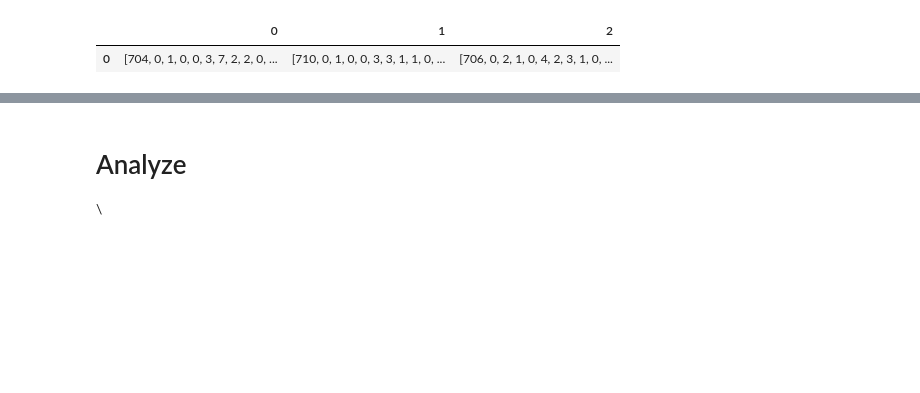
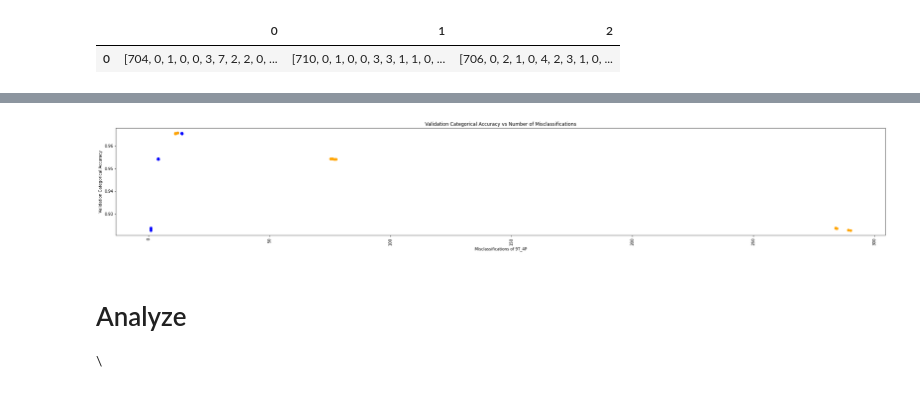
Before and after one commit to RachelRamirez/misclassification_matrix, a Jupyter notebook: Load_and_Analyze_Results_of_pkl_files.ipynb, the cells around one changed output, grey strips where cells are left out. Drawn from its saved outputs; the diff is of its cells as text; code cells hidden in the pictures; blank space fills up the shorter version.

```diff
--- a/Load_and_Analyze_Results_of_pkl_files.ipynb
+++ b/Load_and_Analyze_Results_of_pkl_files.ipynb
@@ -231,3 +296,47 @@ files.download('data.csv')
+# %%
+# data_to_save.groupby('lambdacombo')['9T_4P_last_value','val_categorical_accuracy_last_value'].describe()
+data_combo_summary = data_to_save.groupby('lambdacombo')['9T_4P_last_value','val_categorical_accuracy_last_value', '4T_9P_last_value'].mean()
+
+
+data_combo_summary.sort_values('9T_4P_last_value', inplace=True)
+
+# # x axis values
+# x = data_combo_summary.index
+# corresponding y axis values
+x = data_combo_summary['9T_4P_last_value']
+x2 = data_combo_summary['4T_9P_last_value']
+
+y = data_combo_summary['val_categorical_accuracy_last_value']
+
+
+plt.figure(figsize=(35,5))
+plt.xticks(rotation=90)
+
+# plotting the points
+plt.scatter(x, y, c = "b")
+plt.scatter(x2,y, c="orange")
+
+
+
+# # First Scatter plot
+# plt.scatter(x1, y1, c ="r",linewidths = 2, marker ="D", edgecolor ="b", s = 70, alpha=0.5)
+
+# #Second Scatter plot
+# plt.scatter(x2, y2, c ="k",linewidths = 2,marker ="p",edgecolor ="red",s = 150,alpha=0.5)
+
+
+# # naming the x axis
+plt.xlabel('Misclassifications of 9T_4P')
+# # naming the y axis
+plt.ylabel('Validation Categorical Accuracy')
+
+# giving a title to my graph
+plt.title('Validation Categorical Accuracy vs Number of Misclassifications')
+
+# function to show the plot
+plt.show()
+# %% [output]
+[figure, added]
 # %%
 #Save a file to myDrive/con3
 # %% [markdown]
```
Also changed, not shown: parts of 5 cells of this notebook.
